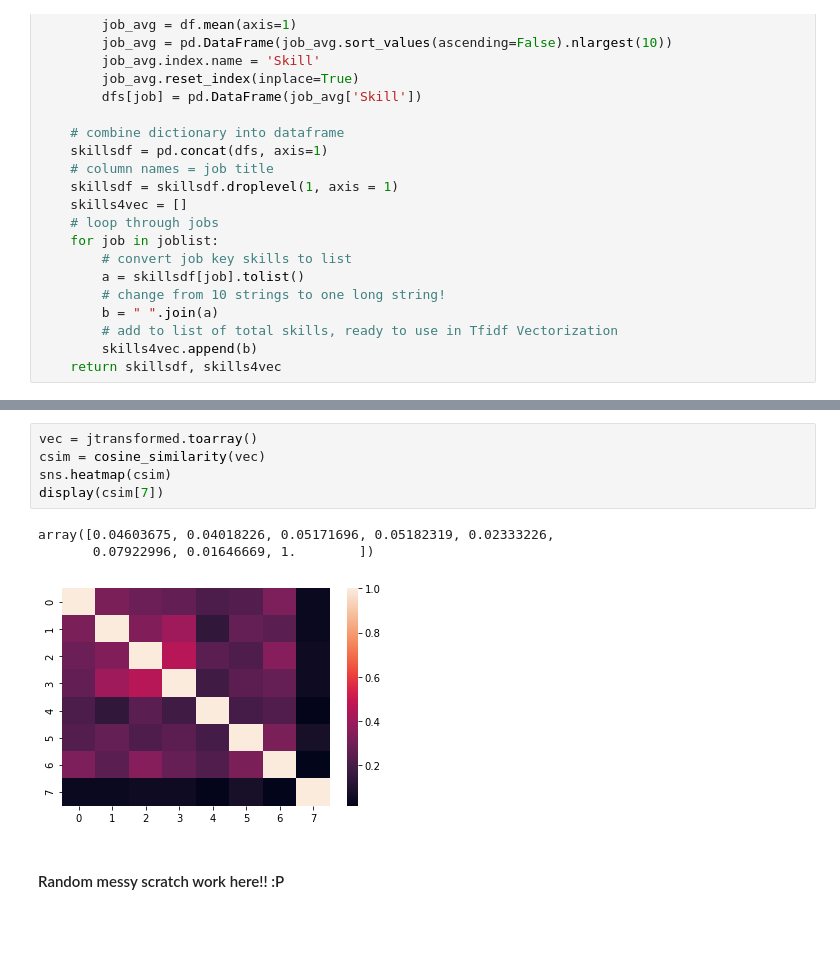
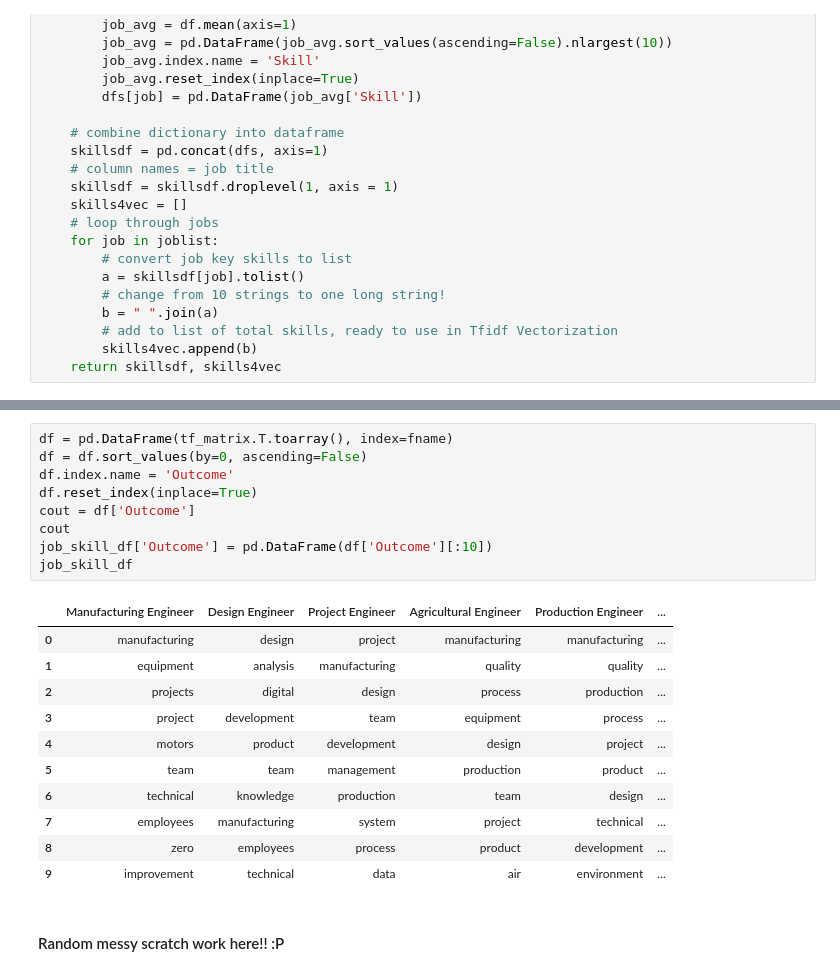
Before and after one commit to kjar0/516X-Final, a Jupyter notebook: ABE_comp_job.ipynb, the cells around one changed output, grey strips where cells are left out. Drawn from its saved outputs; the diff is of its cells as text; blank space fills up the shorter version.

```diff
--- a/ABE_comp_job.ipynb
+++ b/ABE_comp_job.ipynb
@@ -328,11 +275,23 @@ display(df.sort_values(by=7, ascending=False).head())
-# %%
-vec = jtransformed.toarray()
-csim = cosine_similarity(vec)
-sns.heatmap(csim)
-display(csim[7])
-# %% [output]
-array([0.04603675, 0.04018226, 0.05171696, 0.05182319, 0.02333226,
-       0.07922996, 0.01646669, 1.        ])
-[figure, removed]
+# %%
+df = pd.DataFrame(tf_matrix.T.toarray(), index=fname)
+df = df.sort_values(by=0, ascending=False)
+df.index.name = 'Outcome'
+df.reset_index(inplace=True)
+cout = df['Outcome']
+cout
+job_skill_df['Outcome'] = pd.DataFrame(df['Outcome'][:10])
+job_skill_df
+# %% [output]
+|  | Manufacturing Engineer | Design Engineer | Project Engineer | Agricultural Engineer | Production Engineer | ... |
+| 0 | manufacturing | design | project | manufacturing | manufacturing | ... |
+| 1 | equipment | analysis | manufacturing | quality | quality | ... |
+| 2 | projects | digital | design | process | production | ... |
+| 3 | project | development | team | equipment | process | ... |
+| 4 | motors | product | development | design | project | ... |
+| 5 | team | team | management | production | product | ... |
+| 6 | technical | knowledge | production | team | design | ... |
+| 7 | employees | manufacturing | system | project | technical | ... |
+| 8 | zero | employees | process | product | development | ... |
+| 9 | improvement | technical | data | air | environment | ... |
 # %% [markdown]
 #### Random messy scratch work here!! :P
```
Also changed, not shown: parts of 14 cells of this notebook, 3 other files.
